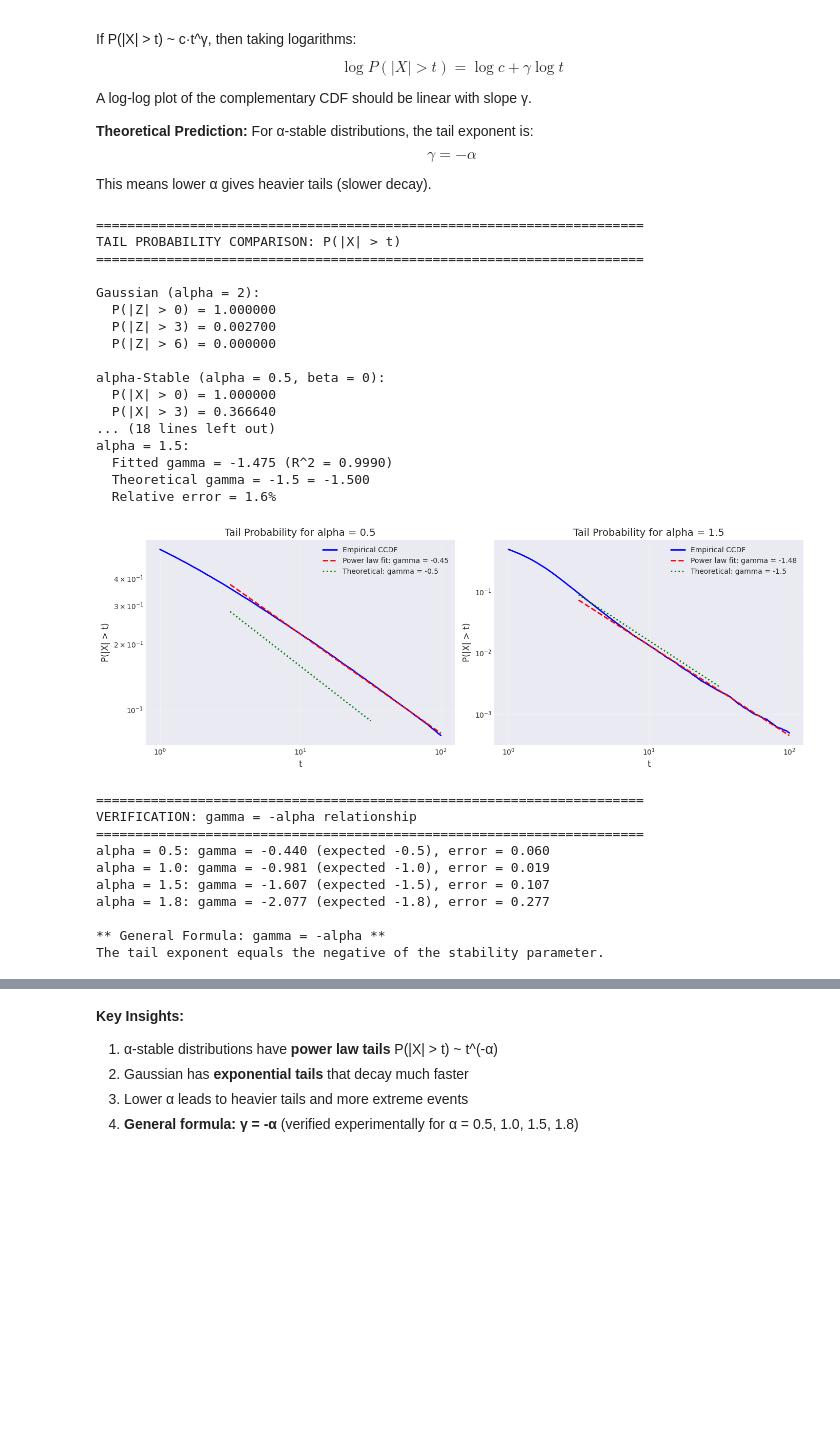
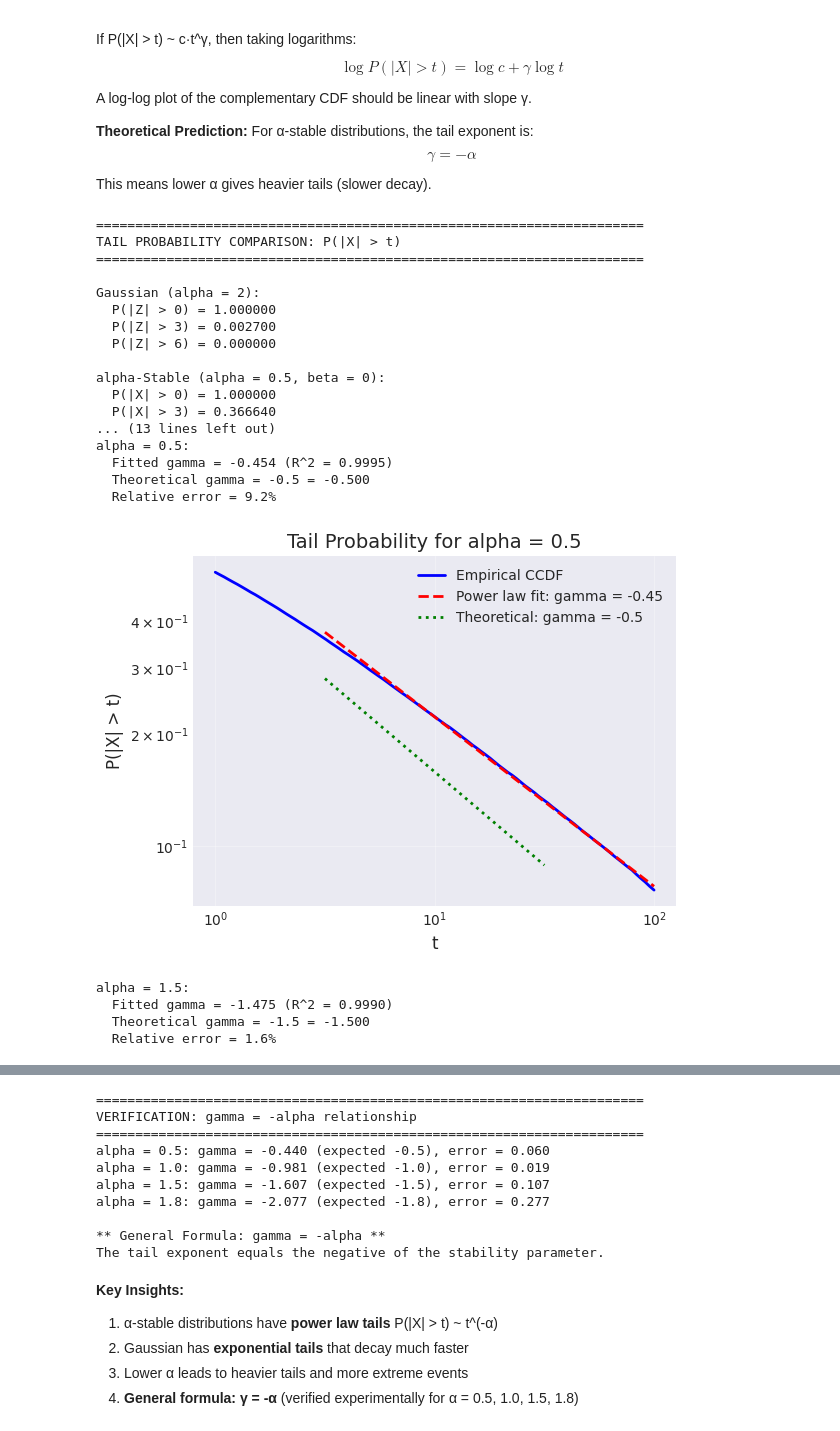
Before and after one commit to liuzihe02/iia, a Jupyter notebook: 3F3/rv_lab.ipynb, the cells around one changed output, grey strips where cells are left out. Cells and saved outputs as stored; diff of their text form; code cells hidden in the pictures; blank space fills up the shorter version.

```diff
--- a/3F3/rv_lab.ipynb
+++ b/3F3/rv_lab.ipynb
@@ -1593,34 +1608,34 @@ for N in N_values_avg:
 
 avg_squared_errors = np.array(avg_squared_errors)
 
-# Plot
-fig, axes = plt.subplots(1, 2, figsize=(14, 5))
-
 # Plot 1: Single run convergence
-ax = axes[0]
+fig, ax = plt.subplots(figsize=(6, 4.5))
 ax.loglog(
     N_values,
     squared_errors,
     "b-",
     alpha=0.7,
     linewidth=1,
-    label="Observed $(\\hat{\\mu} - \\mu)^2$",
+    label="Observed $(\hat{\mu} - \mu)^2$",
 )
 ax.loglog(
     N_values,
     theoretical_variance,
     "r--",
     linewidth=2.5,
-    label="Theoretical $\\sigma^2/N$",
+    label="Theoretical $\sigma^2/N$",
 )
 ax.set_xlabel("Number of samples N")
-ax.set_ylabel("Squared Error $(\\hat{\\mu} - \\mu)^2$")
+ax.set_ylabel("Squared Error $(\hat{\mu} - \mu)^2$")
 ax.set_title("Monte Carlo Convergence (Single Run)")
 ax.legend()
 ax.grid(True, alpha=0.3, which="both")
+plt.tight_layout()
+plt.savefig("img/mc_convergence_single.png", dpi=600, bbox_inches="tight")
+plt.show()
 
 # Plot 2: Averaged over multiple runs
-ax = axes[1]
+fig, ax = plt.subplots(figsize=(6, 4.5))
 ax.loglog(
     N_values_avg,
     avg_squared_errors,
@@ -1634,16 +1649,15 @@ ax.loglog(
     sigma_true**2 / N_values_avg,
     "r--",
     linewidth=2.5,
-    label="Theoretical $\\sigma^2/N$",
+    label="Theoretical $\sigma^2/N$",
 )
 ax.set_xlabel("Number of samples N")
 ax.set_ylabel("Mean Squared Error")
 ax.set_title(f"Monte Carlo Convergence (Averaged over {n_runs} runs)")
 ax.legend()
 ax.grid(True, alpha=0.3, which="both")
-
 plt.tight_layout()
-plt.savefig("img/mc_convergence.png", dpi=600, bbox_inches="tight")
+plt.savefig("img/mc_convergence_avg.png", dpi=600, bbox_inches="tight")
 plt.show()
 
 # Print summary
@@ -1980,8 +1995,6 @@ print("\n" + "=" * 70)
 print("POWER LAW FITTING: P(|X| > t) ~ c * t^gamma")
 print("=" * 70)
 
-fig, axes = plt.subplots(1, 2, figsize=(14, 5))
-
 gamma_estimates = {}
 
 for idx, alpha in enumerate(alpha_values):
@@ -2006,17 +2019,18 @@ for idx, alpha in enumerate(alpha_values):
         slope, intercept, r_value, p_value, std_err = linregress(
             log_t[tail_mask], log_ccdf[tail_mask]
         )
-        gamma_estimates[alpha] = slope
+        gamma_estimates[alpha] = (slope, intercept)
 
         print(f"\nalpha = {alpha}:")
         print(f"  Fitted gamma = {slope:.3f} (R^2 = {r_value**2:.4f})")
         print(f"  Theoretical gamma = -{alpha} = {-alpha:.3f}")
         print(f"  Relative error = {abs(slope + alpha) / alpha * 100:.1f}%")
 
-    # Plot
-    ax = axes[idx]
+    # Plot individual figure
+    fig, ax = plt.subplots(figsize=(6, 4.5))
     ax.loglog(t_valid, ccdf_valid, "b-", linewidth=2, label="Empirical CCDF")
     if alpha in gamma_estimates:
+        slope, intercept = gamma_estimates[alpha]
         t_fit = np.logspace(0.5, 2, 50)
         ccdf_fit = 10**intercept * t_fit**slope
         ax.loglog(
@@ -2039,10 +2053,12 @@ for idx, alpha in enumerate(alpha_values):
     ax.set_title(f"Tail Probability for alpha = {alpha}", fontsize=14)
     ax.legend()
     ax.grid(True, alpha=0.3)
+    plt.tight_layout()
 
-plt.tight_layout()
-plt.savefig("img/power_law_tail_fit.png", dpi=600, bbox_inches="tight")
-plt.show()
+    # Save with alpha value in filename
+    alpha_str = str(alpha).replace(".", "")
+    plt.savefig(f"img/power_law_tail_fit_{alpha_str}.png", dpi=600, bbox_inches="tight")
+    plt.show()
 
 # Verify for multiple alpha values
 print("\n" + "=" * 70)
@@ -2057,46 +2073,40 @@ for alpha in alpha_test:
 
     # Compute CCDF for fitting
     t_range = np.logspace(0, 1.5, 50)
     ccdf = np.array([np.mean(np.abs(samples) > t) for t in t_range])
 
     valid = (ccdf > 0) & (t_range > 3)
     if np.sum(valid) > 5:
         slope, _, r_value, _, _ = linregress(
             np.log10(t_range[valid]), np.log10(ccdf[valid])
         )
         gamma_verified.append(slope)
         print(
             f"alpha = {alpha:.1f}: gamma = {slope:.3f} (expected -{alpha:.1f}), error = {abs(slope + alpha):.3f}"
         )
 
 print("\n** General Formula: gamma = -alpha **")
 print("The tail exponent equals the negative of the stability parameter.")
 # %% [output]
 ======================================================================
 TAIL PROBABILITY COMPARISON: P(|X| > t)
 ======================================================================
 
 Gaussian (alpha = 2):
   P(|Z| > 0) = 1.000000
   P(|Z| > 3) = 0.002700
   P(|Z| > 6) = 0.000000
 
 alpha-Stable (alpha = 0.5, beta = 0):
   P(|X| > 0) = 1.000000
   P(|X| > 3) = 0.366640
-... (18 lines left out)
-alpha = 1.5:
-  Fitted gamma = -1.475 (R^2 = 0.9990)
-  Theoretical gamma = -1.5 = -1.500
-  Relative error = 1.6%
+... (13 lines left out)
+alpha = 0.5:
+  Fitted gamma = -0.454 (R^2 = 0.9995)
+  Theoretical gamma = -0.5 = -0.500
+  Relative error = 9.2%
-[figure, old version]
+[figure, new version]
-======================================================================
-VERIFICATION: gamma = -alpha relationship
-======================================================================
-alpha = 0.5: gamma = -0.440 (expected -0.5), error = 0.060
-alpha = 1.0: gamma = -0.981 (expected -1.0), error = 0.019
-alpha = 1.5: gamma = -1.607 (expected -1.5), error = 0.107
-alpha = 1.8: gamma = -2.077 (expected -1.8), error = 0.277
-
-** General Formula: gamma = -alpha **
-The tail exponent equals the negative of the stability parameter.
+alpha = 1.5:
+  Fitted gamma = -1.475 (R^2 = 0.9990)
+  Theoretical gamma = -1.5 = -1.500
+  Relative error = 1.6%
@@ -2103,3 +2114,13 @@ The tail exponent equals the negative of the stability parameter.
+======================================================================
+VERIFICATION: gamma = -alpha relationship
+======================================================================
+alpha = 0.5: gamma = -0.440 (expected -0.5), error = 0.060
+alpha = 1.0: gamma = -0.981 (expected -1.0), error = 0.019
+alpha = 1.5: gamma = -1.607 (expected -1.5), error = 0.107
+alpha = 1.8: gamma = -2.077 (expected -1.8), error = 0.277
+
+** General Formula: gamma = -alpha **
+The tail exponent equals the negative of the stability parameter.
 # %% [markdown]
 
 **Key Insights:**
```
Also changed, not shown: parts of 4 cells of this notebook, 9 other files.
